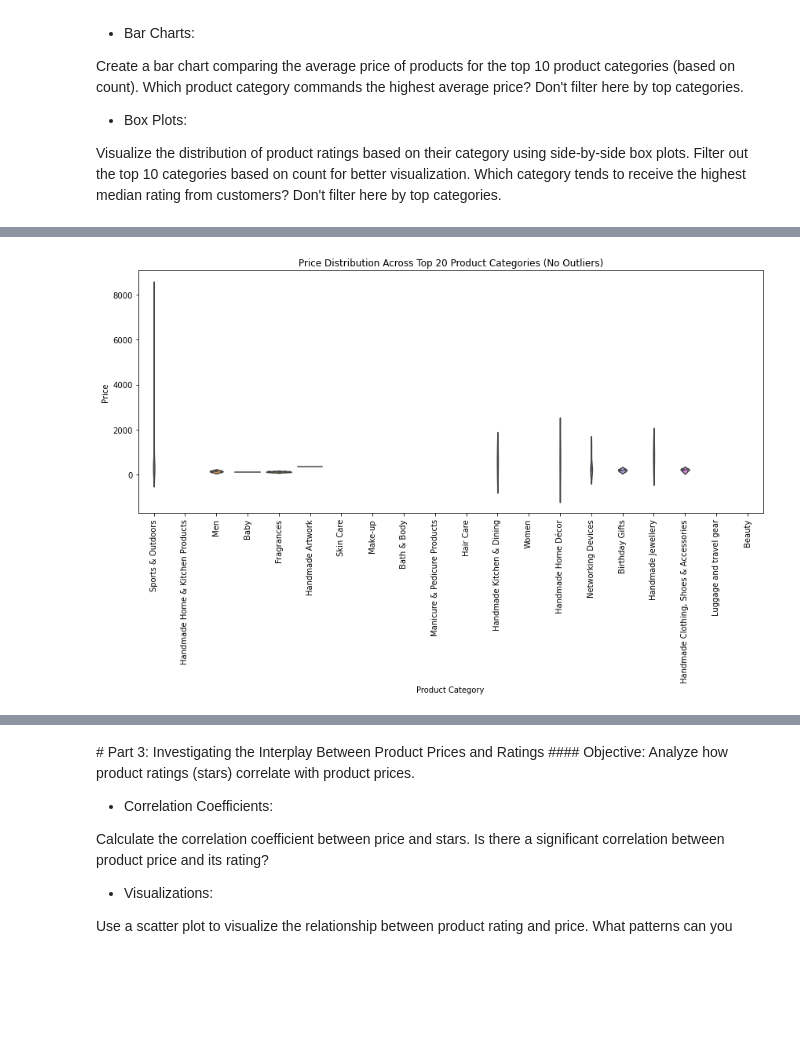
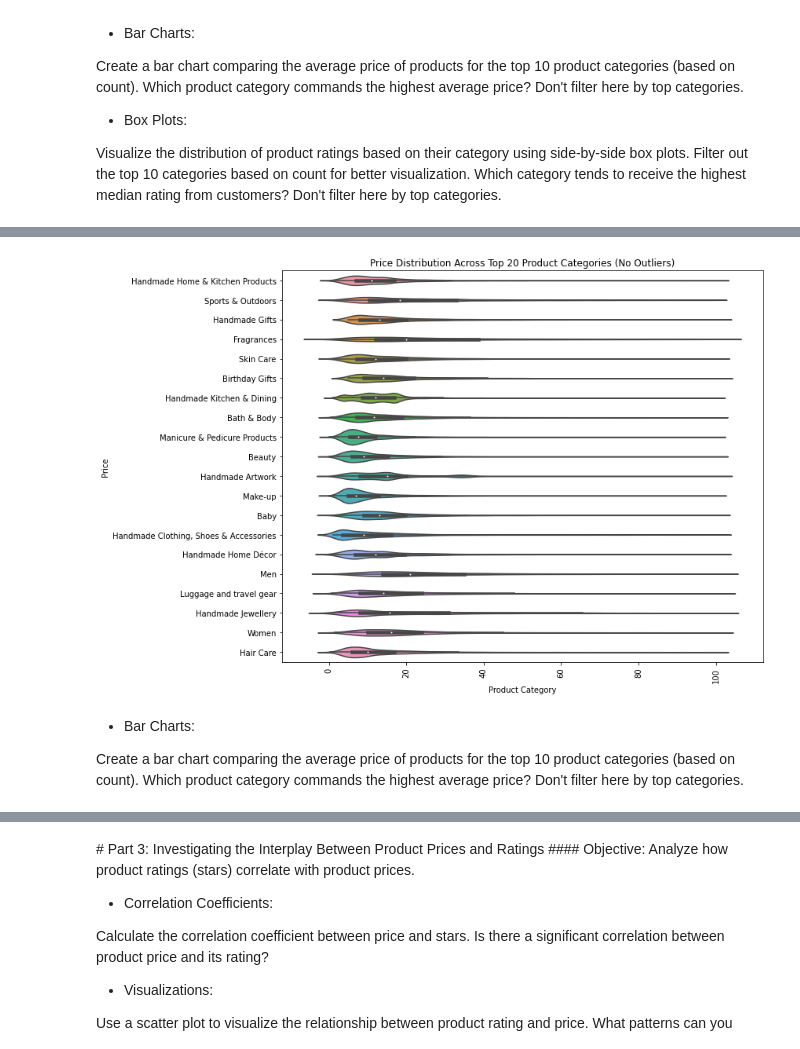
Before and after one commit to data-bootcamp-v4/lab-eda-bivariate, a Jupyter notebook: lab-eda-bivariate.ipynb, the cells around one changed output, grey strips where cells are left out. Saved outputs shown, nothing was run; the diff lists cells and outputs as text; code cells hidden in the pictures; blank space fills up the shorter version.

```diff
--- a/lab-eda-bivariate.ipynb
+++ b/lab-eda-bivariate.ipynb
@@ -149,9 +210,9 @@ def tukeys_test_outliers(data):
     # Identify the outliers
     outliers = data[(data < lower_bound) | (data > upper_bound)]
 
-    return outliers
+    return outliers, lower_bound, upper_bound
 # %%
 data_series = df['price']  # replace 'ColumnName' with your specific column
-outliers = tukeys_test_outliers(data_series)
+outliers, lower_bound, upper_bound = tukeys_test_outliers(data_series)
 print(outliers)
 # %% [output]
@@ -170,2 +231,2 @@ Name: price, Length: 698, dtype: float64
 # %%
-df['price_no_outliers'] = tukeys_test_outliers(df['price'])
+df_sinoutliers = df[(df['price'] >= lower_bound) & (df['price'] <= upper_bound)]
@@ -172,3 +249,3 @@ df['price_no_outliers'] = tukeys_test_outliers(df['price'])
 # %%
-top_20_categories = df['category'].value_counts().nlargest(20).index
-df_top_20 = df[df['category'].isin(top_20_categories)]
+top_20_categories = df_sinoutliers['category'].value_counts().nlargest(20).index
+df_top_20 = df_sinoutliers[df_sinoutliers['category'].isin(top_20_categories)]
@@ -175,11 +272,15 @@ df_top_20 = df[df['category'].isin(top_20_categories)]
 # %%
 plt.figure(figsize=(12, 8))
-sns.violinplot(data=df_top_20, x='category', y='price_no_outliers', inner='quartile')
+sns.violinplot(data=df_top_20, x='price', y='category')
 plt.xticks(rotation=90)
 plt.title("Price Distribution Across Top 20 Product Categories (No Outliers)")
 plt.xlabel("Product Category")
 plt.ylabel("Price")
 plt.tight_layout()
 plt.show()
 # %% [output]
-[figure, old version]
+[figure, new version]
+# %% [markdown]
+- Bar Charts:
+
+Create a bar chart comparing the average price of products for the top 10 product categories (based on count). Which product category commands the highest average price? Don't filter here by top categories.
```
Also changed, not shown: parts of 33 cells of this notebook.
